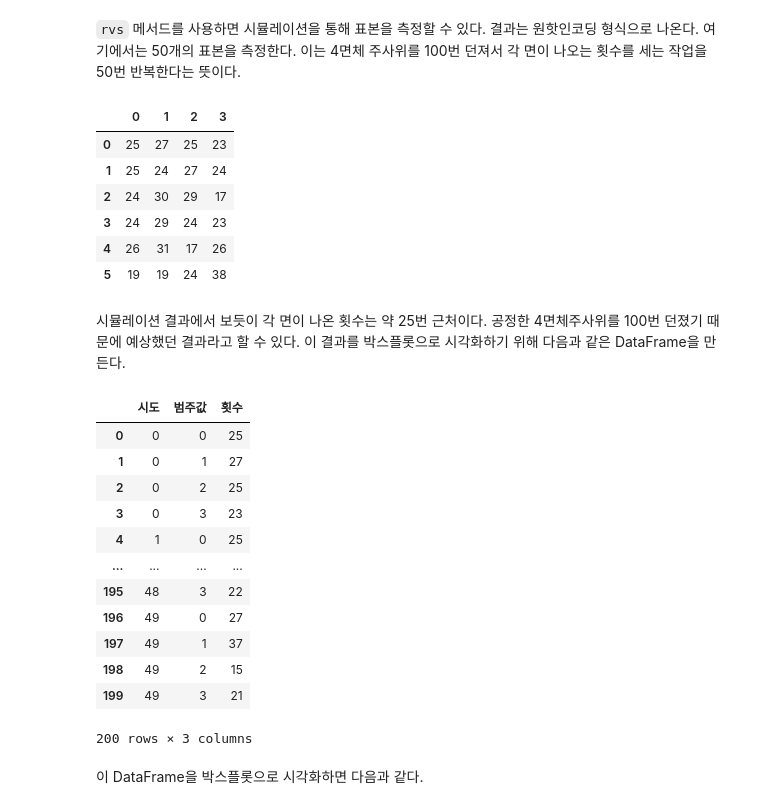
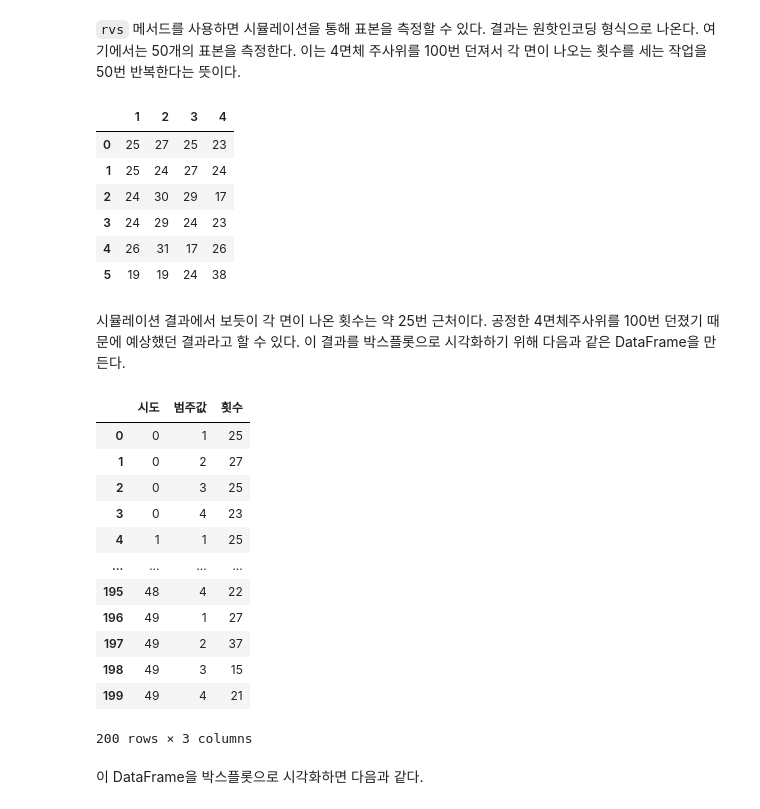
Before and after one commit to datascienceschool/book_data_analysis, a Jupyter notebook: _sources/ch02/02_05.ipynb, the cells around one changed output. Cells and saved outputs as stored; diff of their text form; code cells hidden in the pictures.

```diff
--- a/_sources/ch02/02_05.ipynb
+++ b/_sources/ch02/02_05.ipynb
@@ -301,12 +301,13 @@ x
 # %%
 import numpy as np
 
 np.random.seed(0)
 
 samples_ohe = pd.DataFrame(x.rvs(50))
+samples_ohe.columns = [1, 2, 3, 4]
 samples_ohe.loc[:5]
 # %% [output]
-|  | 0 | 1 | 2 | 3 |
+|  | 1 | 2 | 3 | 4 |
 | 0 | 25 | 27 | 25 | 23 |
 | 1 | 25 | 24 | 27 | 24 |
 | 2 | 24 | 30 | 29 | 17 |
@@ -321,17 +322,17 @@ samples.columns = ["시도", "범주값", "횟수"]
 samples
 # %% [output]
 |  | 시도 | 범주값 | 횟수 |
-| 0 | 0 | 0 | 25 |
-| 1 | 0 | 1 | 27 |
-| 2 | 0 | 2 | 25 |
-| 3 | 0 | 3 | 23 |
-| 4 | 1 | 0 | 25 |
+| 0 | 0 | 1 | 25 |
+| 1 | 0 | 2 | 27 |
+| 2 | 0 | 3 | 25 |
+| 3 | 0 | 4 | 23 |
+| 4 | 1 | 1 | 25 |
 | ... | ... | ... | ... |
-| 195 | 48 | 3 | 22 |
-| 196 | 49 | 0 | 27 |
-| 197 | 49 | 1 | 37 |
-| 198 | 49 | 2 | 15 |
-| 199 | 49 | 3 | 21 |
+| 195 | 48 | 4 | 22 |
+| 196 | 49 | 1 | 27 |
+| 197 | 49 | 2 | 37 |
+| 198 | 49 | 3 | 15 |
+| 199 | 49 | 4 | 21 |
 200 rows × 3 columns
 # %% [markdown]
 이 DataFrame을 박스플롯으로 시각화하면 다음과 같다.
```
Also changed, not shown: 2 other files.
